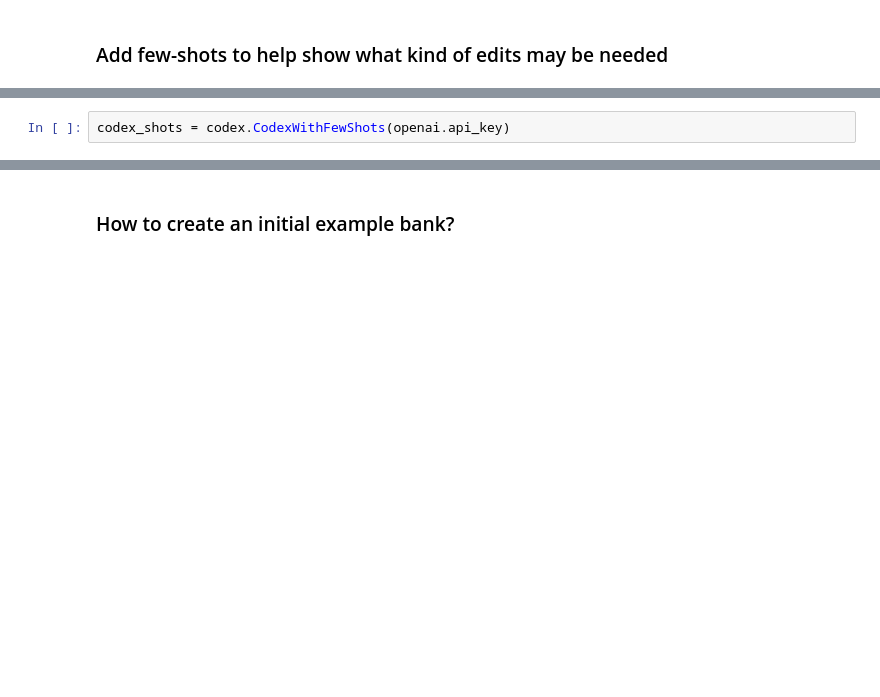
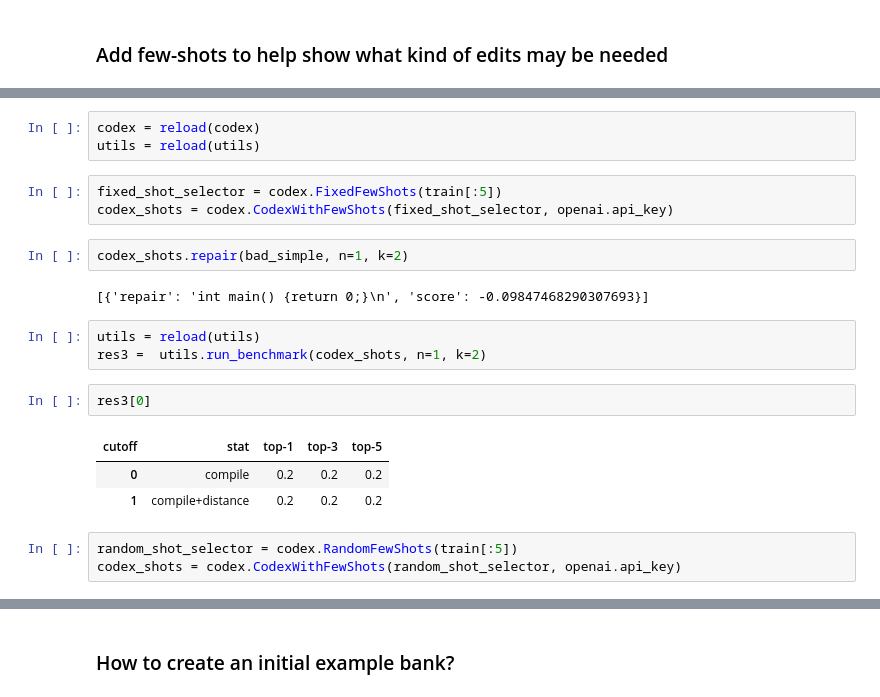
Before and after one commit to josepablocam/ai4code_repair, a Jupyter notebook: tutorial1-syntax-repair.ipynb, the cells around one changed output, grey strips where cells are left out. Drawn from its saved outputs; the diff is of its cells as text; blank space fills up the shorter version.

```diff
--- a/tutorial1-syntax-repair.ipynb
+++ b/tutorial1-syntax-repair.ipynb
@@ -250,5 +225,25 @@ class CodexWithFewShots(CodexBaseRepair):
 
         prompt += self.prompt_helper.get_prompt(code)
         return prompt
+# %%
+codex = reload(codex)
+utils = reload(utils)
 # %%
-codex_shots = codex.CodexWithFewShots(openai.api_key)
+fixed_shot_selector = codex.FixedFewShots(train[:5])
+codex_shots = codex.CodexWithFewShots(fixed_shot_selector, openai.api_key)
+# %%
+codex_shots.repair(bad_simple, n=1, k=2)
+# %% [output]
+[{'repair': 'int main() {return 0;}\n', 'score': -0.09847468290307693}]
+# %%
+utils = reload(utils)
+res3 =  utils.run_benchmark(codex_shots, n=1, k=2)
+# %%
+res3[0]
+# %% [output]
+| cutoff | stat | top-1 | top-3 | top-5 |
+| 0 | compile | 0.2 | 0.2 | 0.2 |
+| 1 | compile+distance | 0.2 | 0.2 | 0.2 |
+# %%
+random_shot_selector = codex.RandomFewShots(train[:5])
+codex_shots = codex.CodexWithFewShots(random_shot_selector, openai.api_key)
```
Also changed, not shown: parts of 39 cells of this notebook, 9 other files.
